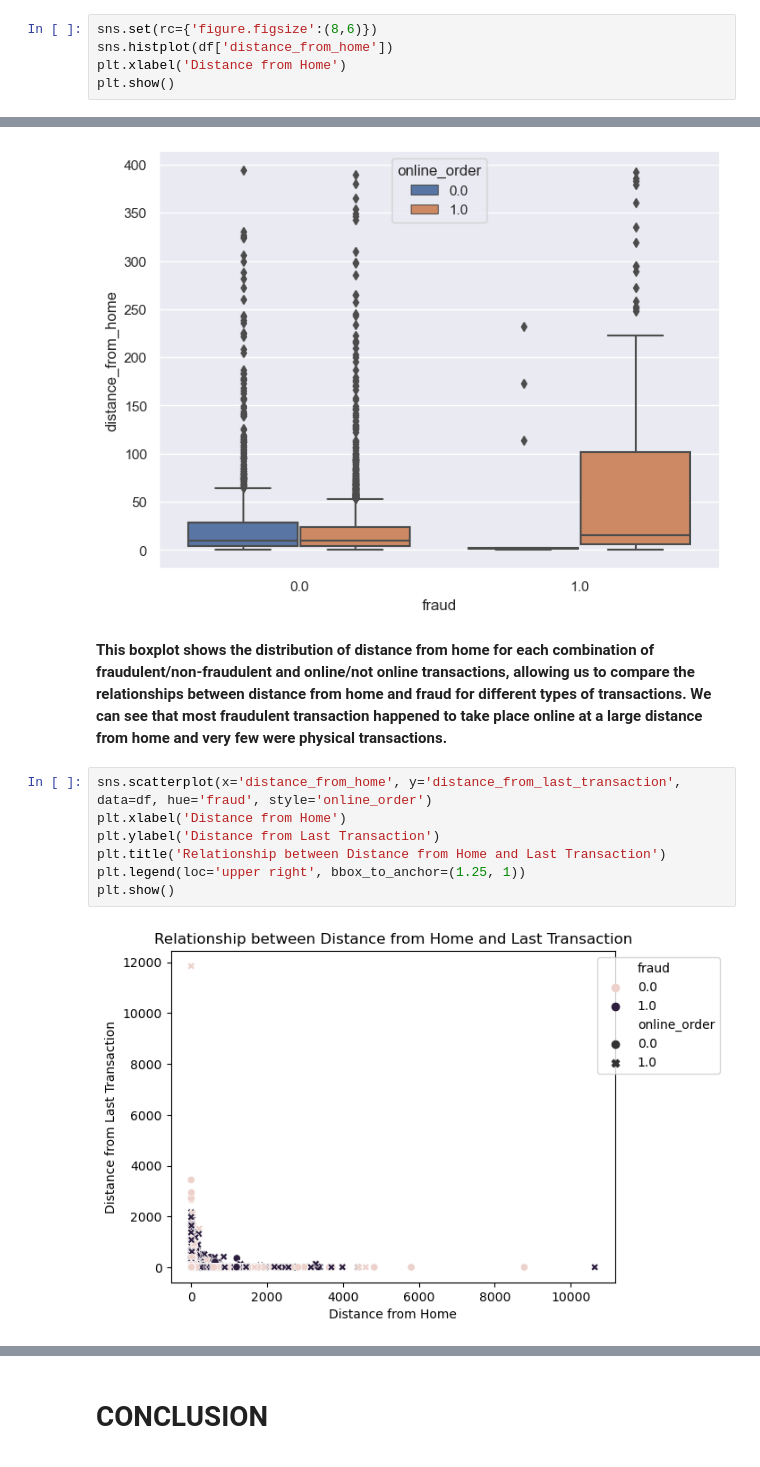
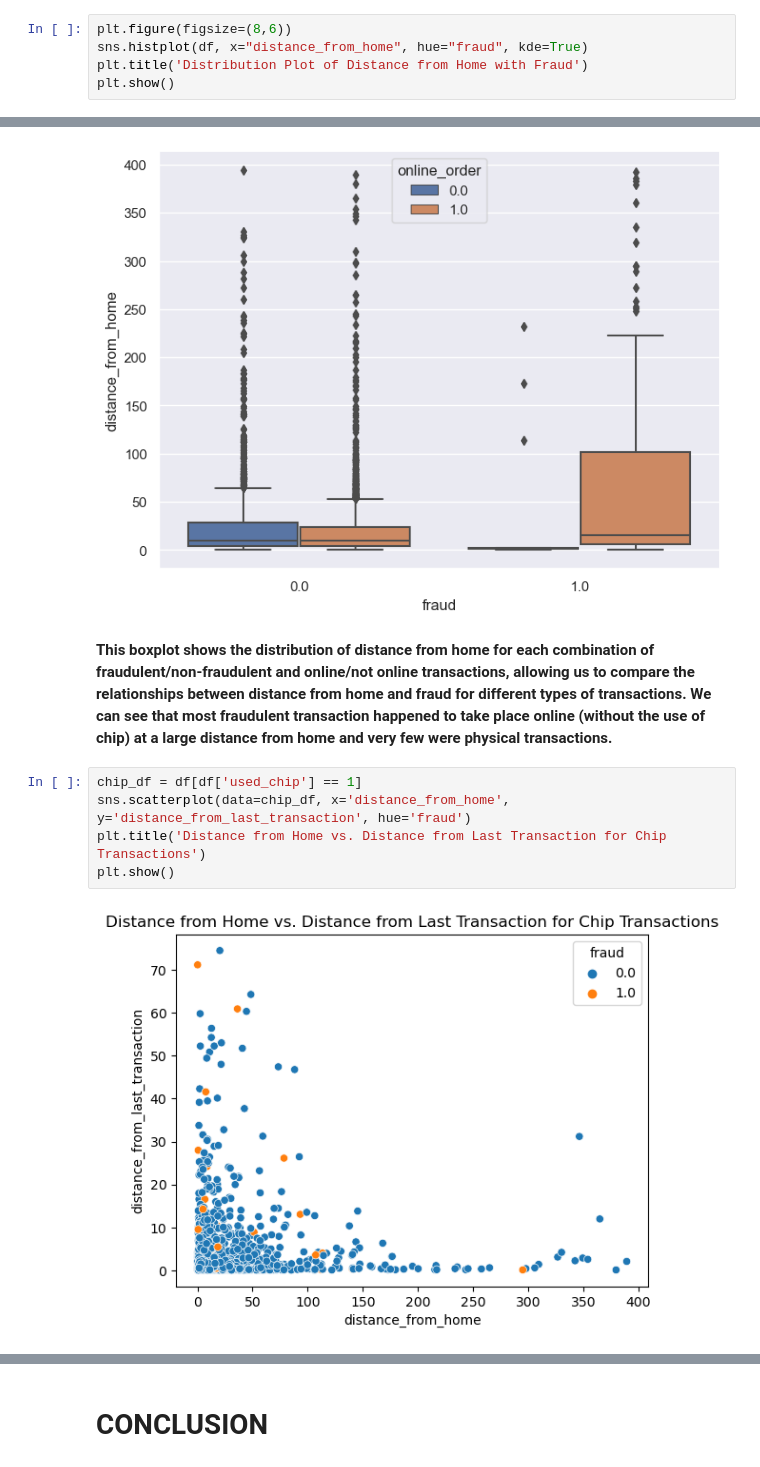
Before and after one commit to KarimKhalil33/CreditCard-Fraud-Data-Analysis, a Jupyter notebook: analysis/analysis3.ipynb, the cells around one changed output, grey strips where cells are left out. Cells and saved outputs as stored; diff of their text form.

```diff
--- a/analysis/analysis3.ipynb
+++ b/analysis/analysis3.ipynb
@@ -83,8 +90,8 @@ memory usage: 95.3+ MB
 # %% [markdown]
 **Now, let's look at how the two variables of interest are distributed ("distance_from_home" and "distance_from_last_transaction"), using histograms:**
 # %%
-sns.set(rc={'figure.figsize':(8,6)})
-sns.histplot(df['distance_from_home'])
-plt.xlabel('Distance from Home')
+plt.figure(figsize=(8,6))
+sns.histplot(df, x="distance_from_home", hue="fraud", kde=True)
+plt.title('Distribution Plot of Distance from Home with Fraud')
 plt.show()
 # %% [output]
@@ -206,13 +215,11 @@ sns.boxplot(x="fraud", y="distance_from_home", hue="online_order", data=df)
 <Axes: xlabel='fraud', ylabel='distance_from_home'>
 [figure]
 # %% [markdown]
-**This boxplot shows the distribution of distance from home for each combination of fraudulent/non-fraudulent and online/not online transactions, allowing us to compare the relationships between distance from home and fraud for different types of transactions. We can see that most fraudulent transaction happened to take place online at a large distance from home and very few were physical transactions.**
+**This boxplot shows the distribution of distance from home for each combination of fraudulent/non-fraudulent and online/not online transactions, allowing us to compare the relationships between distance from home and fraud for different types of transactions. We can see that most fraudulent transaction happened to take place online (without the use of chip) at a large distance from home and very few were physical transactions.**
 # %%
-sns.scatterplot(x='distance_from_home', y='distance_from_last_transaction', data=df, hue='fraud', style='online_order')
-plt.xlabel('Distance from Home')
-plt.ylabel('Distance from Last Transaction')
-plt.title('Relationship between Distance from Home and Last Transaction')
-plt.legend(loc='upper right', bbox_to_anchor=(1.25, 1))
+chip_df = df[df['used_chip'] == 1]
+sns.scatterplot(data=chip_df, x='distance_from_home', y='distance_from_last_transaction', hue='fraud')
+plt.title('Distance from Home vs. Distance from Last Transaction for Chip Transactions')
 plt.show()
 # %% [output]
-[figure, old version]
+[figure, new version]
```
Also changed, not shown: parts of 21 cells of this notebook.
